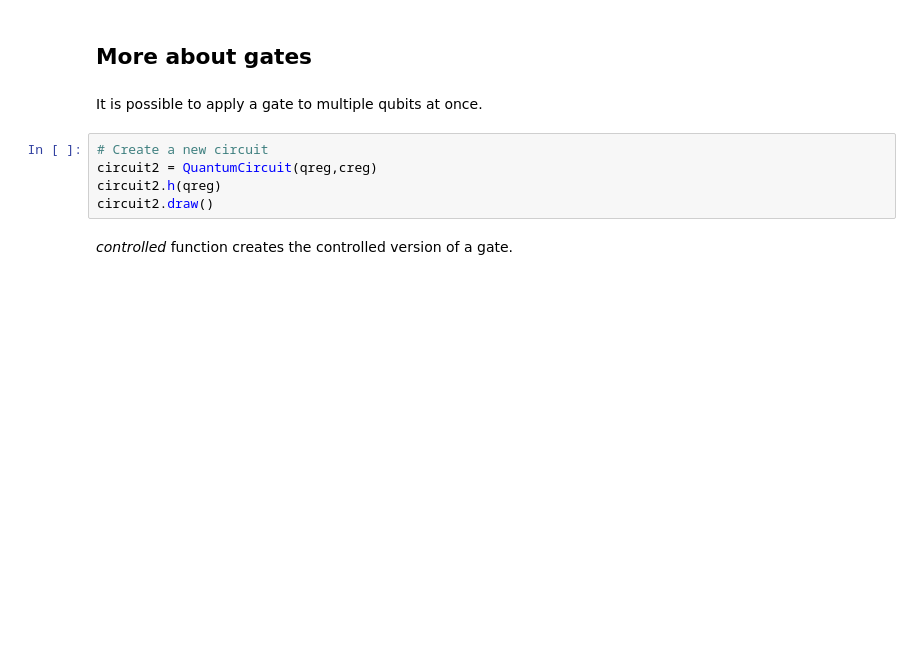
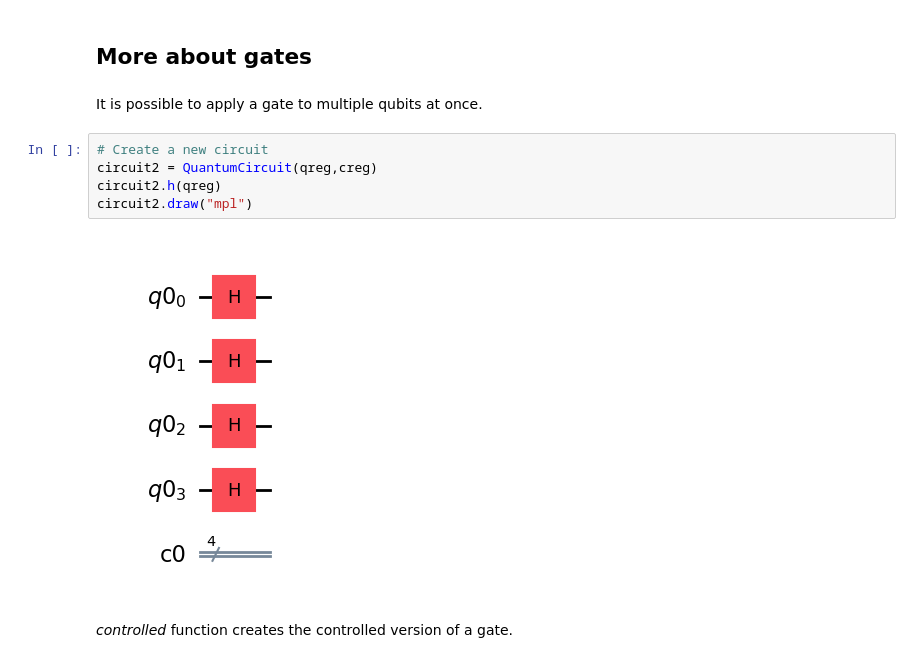
Before and after one commit to sbbzplt/QWorld-Nickel, a Jupyter notebook: nickel/A00_Qiskit_Introduction.ipynb, the cells around one changed output. Saved outputs shown, nothing was run; the diff lists cells and outputs as text; blank space fills up the shorter version.

```diff
--- a/nickel/A00_Qiskit_Introduction.ipynb
+++ b/nickel/A00_Qiskit_Introduction.ipynb
@@ -142,8 +160,10 @@ It is possible to apply a gate to multiple qubits at once.
 # %%
 # Create a new circuit
 circuit2 = QuantumCircuit(qreg,creg)
 circuit2.h(qreg)
-circuit2.draw()
+circuit2.draw("mpl")
+# %% [output]
+[figure, added]
 # %% [markdown]
 <i>controlled</i> function creates the controlled version of a gate.
 # %%
```
Also changed, not shown: parts of 16 cells of this notebook.
